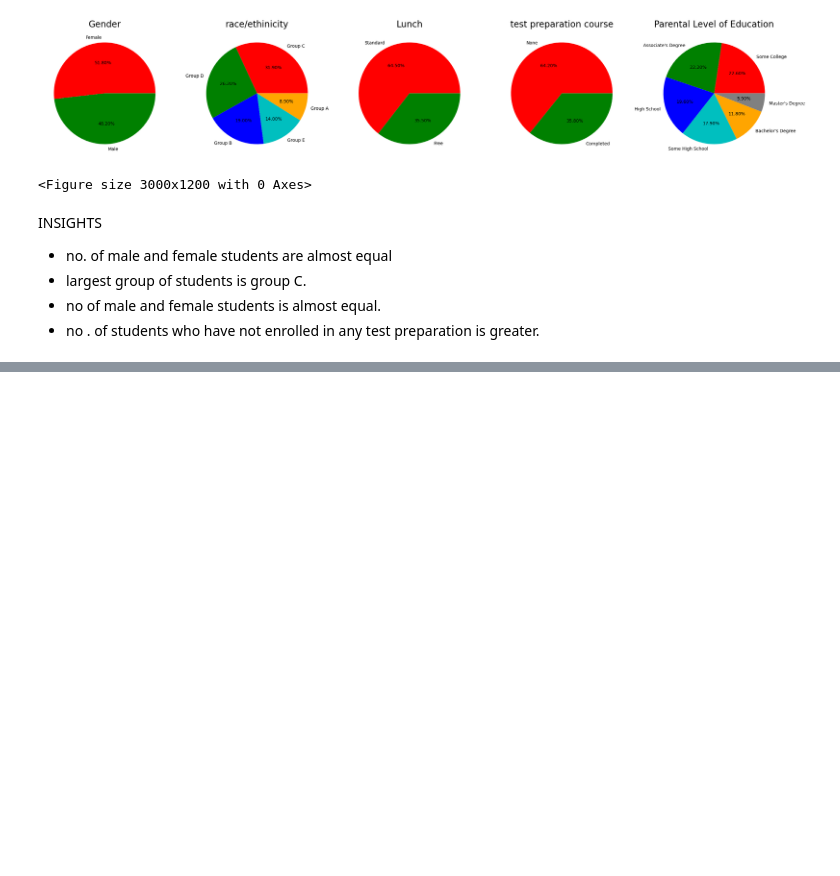
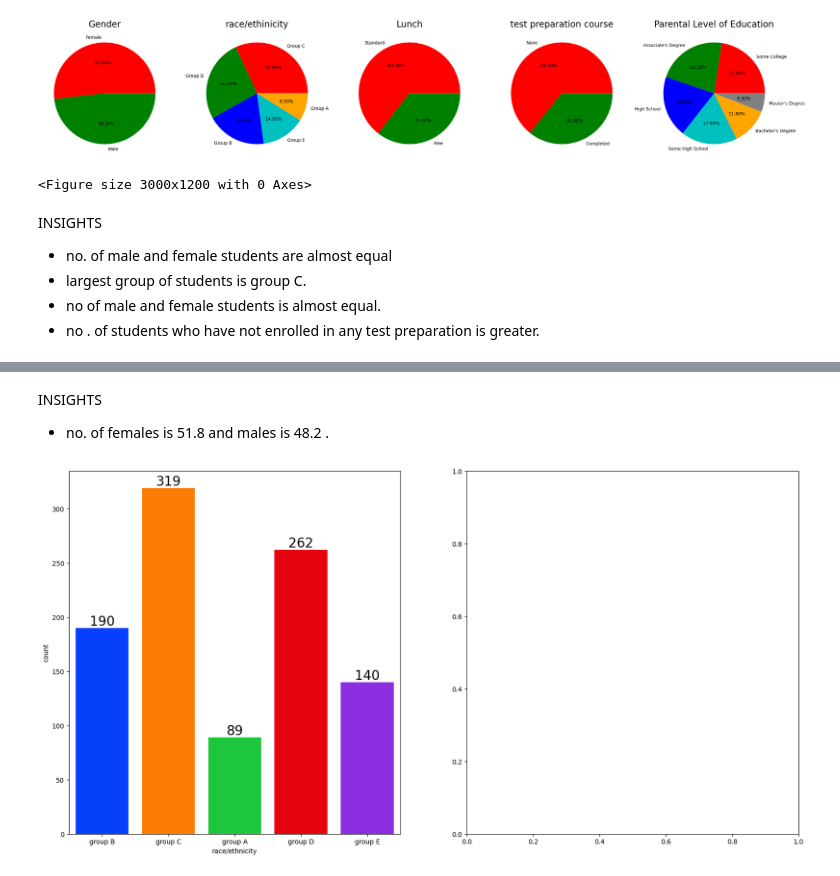
Before and after one commit to RaidWLf/Mlprojects, a Jupyter notebook: notebook/EDA STUDENT.ipynb, the cells around one changed output, grey strips where cells are left out. Cells and saved outputs as stored; diff of their text form; code cells hidden in the pictures; blank space fills up the shorter version.

```diff
--- a/notebook/EDA STUDENT.ipynb
+++ b/notebook/EDA STUDENT.ipynb
@@ -333,0 +352,16 @@ INSIGHTS
+# %% [markdown]
+INSIGHTS
+
+- no. of females is 51.8 and males is 48.2 .
+# %%
+f, ax = plt.subplots(1, 2, figsize=(20, 10))
+
+sns.countplot(x=df['race/ethnicity'], data=df, palette='bright', ax=ax[0], saturation=0.97)
+for container in ax[0].containers:
+    ax[0].bar_label(container, color='black', size=20)
+
+gender_counts = df['race/ethnicity'].value_counts()
+
+plt.show()
+# %% [output]
+[figure, added]
```
Also changed, not shown: parts of 6 cells of this notebook.
